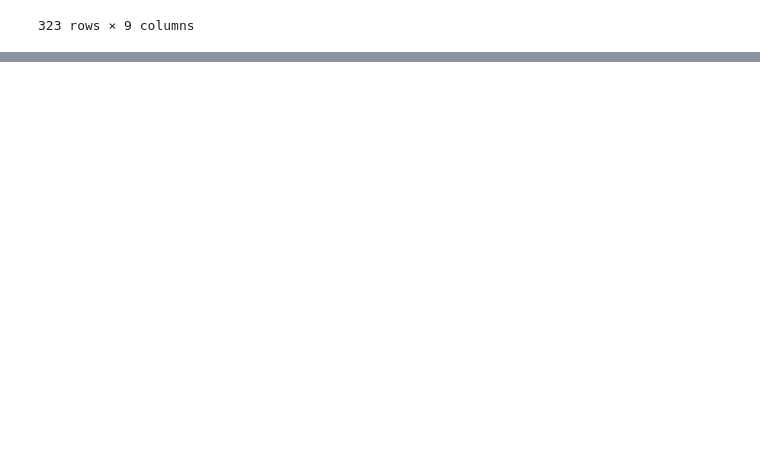
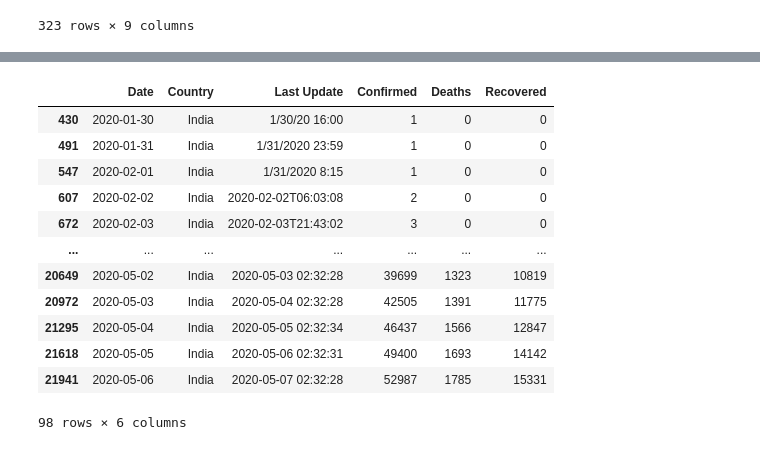
Before and after one commit to VasaviLagishetty/COVID19, a Jupyter notebook: COVID19.ipynb, the cells around one changed output, grey strips where cells are left out. Cells and saved outputs as stored; diff of their text form; code cells hidden in the pictures; blank space fills up the shorter version.

```diff
--- a/COVID19.ipynb
+++ b/COVID19.ipynb
@@ -367,3 +395,20 @@ df
+# %%
+India_covid_data['Date'] = pd.to_datetime(India_covid_data['Date'], format="%m/%d/%Y")
+India_covid_data
+# %% [output]
+|  | Date | Country | Last Update | Confirmed | Deaths | Recovered |
+| 430 | 2020-01-30 | India | 1/30/20 16:00 | 1 | 0 | 0 |
+| 491 | 2020-01-31 | India | 1/31/2020 23:59 | 1 | 0 | 0 |
+| 547 | 2020-02-01 | India | 1/31/2020 8:15 | 1 | 0 | 0 |
+| 607 | 2020-02-02 | India | 2020-02-02T06:03:08 | 2 | 0 | 0 |
+| 672 | 2020-02-03 | India | 2020-02-03T21:43:02 | 3 | 0 | 0 |
+| ... | ... | ... | ... | ... | ... | ... |
+| 20649 | 2020-05-02 | India | 2020-05-03 02:32:28 | 39699 | 1323 | 10819 |
+| 20972 | 2020-05-03 | India | 2020-05-04 02:32:28 | 42505 | 1391 | 11775 |
+| 21295 | 2020-05-04 | India | 2020-05-05 02:32:34 | 46437 | 1566 | 12847 |
+| 21618 | 2020-05-05 | India | 2020-05-06 02:32:31 | 49400 | 1693 | 14142 |
+| 21941 | 2020-05-06 | India | 2020-05-07 02:32:28 | 52987 | 1785 | 15331 |
+98 rows × 6 columns
 # %%
 import plotly.graph_objects as go
 
```
Also changed, not shown: parts of 11 cells of this notebook.
